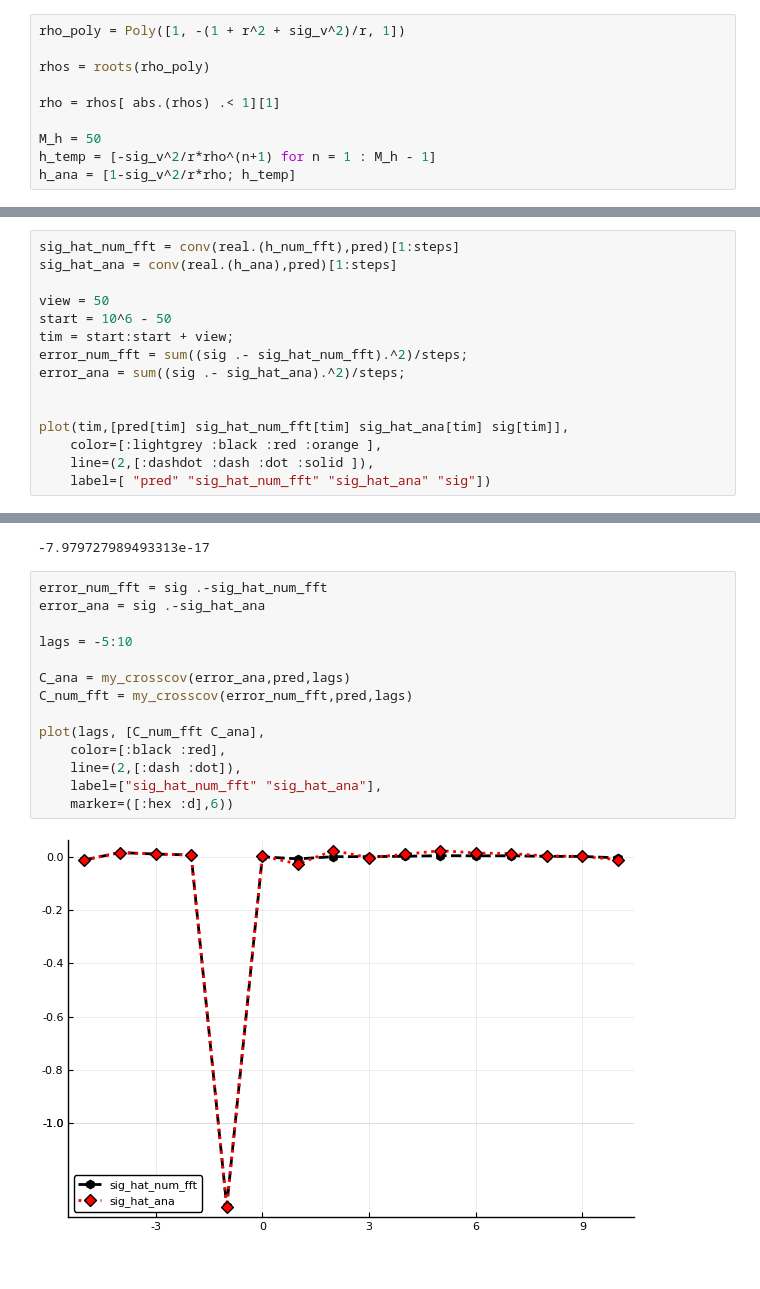
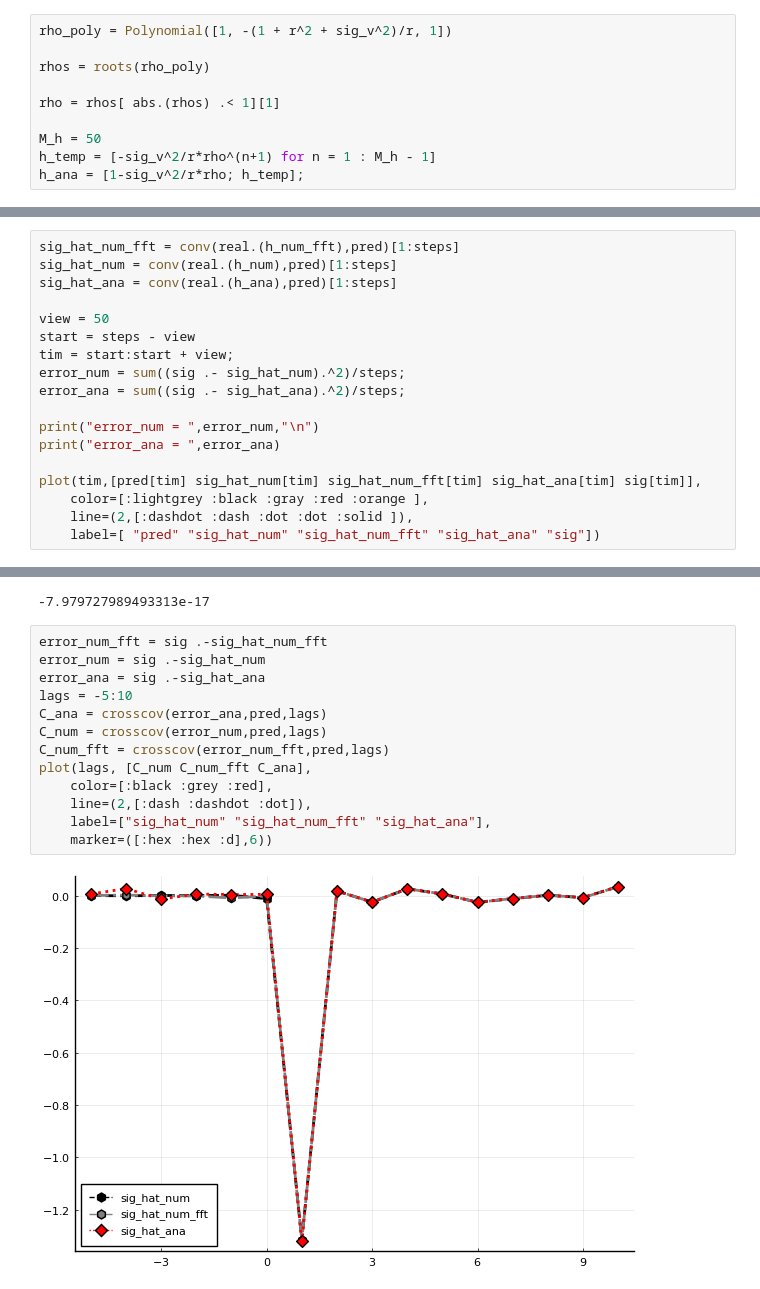
Before and after one commit to JaredMcB/DDRM, a Jupyter notebook: Tools/Wiener Filtering/Scalar Wiener Filter/Scalar Wiener filter Test MA1 Sig add WN.ipynb, the cells around one changed output, grey strips where cells are left out. Drawn from its saved outputs; the diff is of its cells as text.

```diff
--- a/Tools/Wiener Filtering/Scalar Wiener Filter/Scalar Wiener filter Test MA1 Sig add WN.ipynb
+++ b/Tools/Wiener Filtering/Scalar Wiener Filter/Scalar Wiener filter Test MA1 Sig add WN.ipynb
@@ -24,7 +26,7 @@ sig_v = 3
 
 All the details for he formulation of `h_ana` are given in the Wiener Filtering Tutorial.
 # %%
-rho_poly = Poly([1, -(1 + r^2 + sig_v^2)/r, 1])
+rho_poly = Polynomial([1, -(1 + r^2 + sig_v^2)/r, 1])
 
 rhos = roots(rho_poly)
 
@@ -32,4 +34,4 @@ rho = rhos[ abs.(rhos) .< 1][1]
 
 M_h = 50
 h_temp = [-sig_v^2/r*rho^(n+1) for n = 1 : M_h - 1]
-h_ana = [1-sig_v^2/r*rho; h_temp]
+h_ana = [1-sig_v^2/r*rho; h_temp];
@@ -76,17 +77,20 @@ h_num_fft = wiener_filter_fft(pred, sig,par = 30);
 Now to verify the preformance.
 # %%
 sig_hat_num_fft = conv(real.(h_num_fft),pred)[1:steps]
+sig_hat_num = conv(real.(h_num),pred)[1:steps]
 sig_hat_ana = conv(real.(h_ana),pred)[1:steps]
 
 view = 50
-start = 10^6 - 50
+start = steps - view
 tim = start:start + view;
-error_num_fft = sum((sig .- sig_hat_num_fft).^2)/steps;
+error_num = sum((sig .- sig_hat_num).^2)/steps;
 error_ana = sum((sig .- sig_hat_ana).^2)/steps;
 
+print("error_num = ",error_num,"\n")
+print("error_ana = ",error_ana)
 
-plot(tim,[pred[tim] sig_hat_num_fft[tim] sig_hat_ana[tim] sig[tim]],
-    color=[:lightgrey :black :red :orange ],
-    line=(2,[:dashdot :dash :dot :solid ]),
-    label=[ "pred" "sig_hat_num_fft" "sig_hat_ana" "sig"])
+plot(tim,[pred[tim] sig_hat_num[tim] sig_hat_num_fft[tim] sig_hat_ana[tim] sig[tim]],
+    color=[:lightgrey :black :gray :red :orange ],
+    line=(2,[:dashdot :dash :dot :dot :solid ]),
+    label=[ "pred" "sig_hat_num" "sig_hat_num_fft" "sig_hat_ana" "sig"])
 # %% [output]
@@ -98,18 +104,17 @@ plot(tim,[pred[tim] sig_hat_num_fft[tim] sig_hat_ana[tim] sig[tim]],
 -7.979727989493313e-17
 # %%
 error_num_fft = sig .-sig_hat_num_fft
+error_num = sig .-sig_hat_num
 error_ana = sig .-sig_hat_ana
-
 lags = -5:10
-
-C_ana = my_crosscov(error_ana,pred,lags)
-C_num_fft = my_crosscov(error_num_fft,pred,lags)
-
-plot(lags, [C_num_fft C_ana],
-    color=[:black :red],
-    line=(2,[:dash :dot]),
-    label=["sig_hat_num_fft" "sig_hat_ana"],
-    marker=([:hex :d],6))
+C_ana = crosscov(error_ana,pred,lags)
+C_num = crosscov(error_num,pred,lags)
+C_num_fft = crosscov(error_num_fft,pred,lags)
+plot(lags, [C_num C_num_fft C_ana],
+    color=[:black :grey :red],
+    line=(2,[:dash :dashdot :dot]),
+    label=["sig_hat_num" "sig_hat_num_fft" "sig_hat_ana"],
+    marker=([:hex :hex :d],6))
 # %% [output]
-[figure, old version]
+[figure, new version]
 # %%
```
Also changed, not shown: parts of 6 cells of this notebook, 7 other files.
